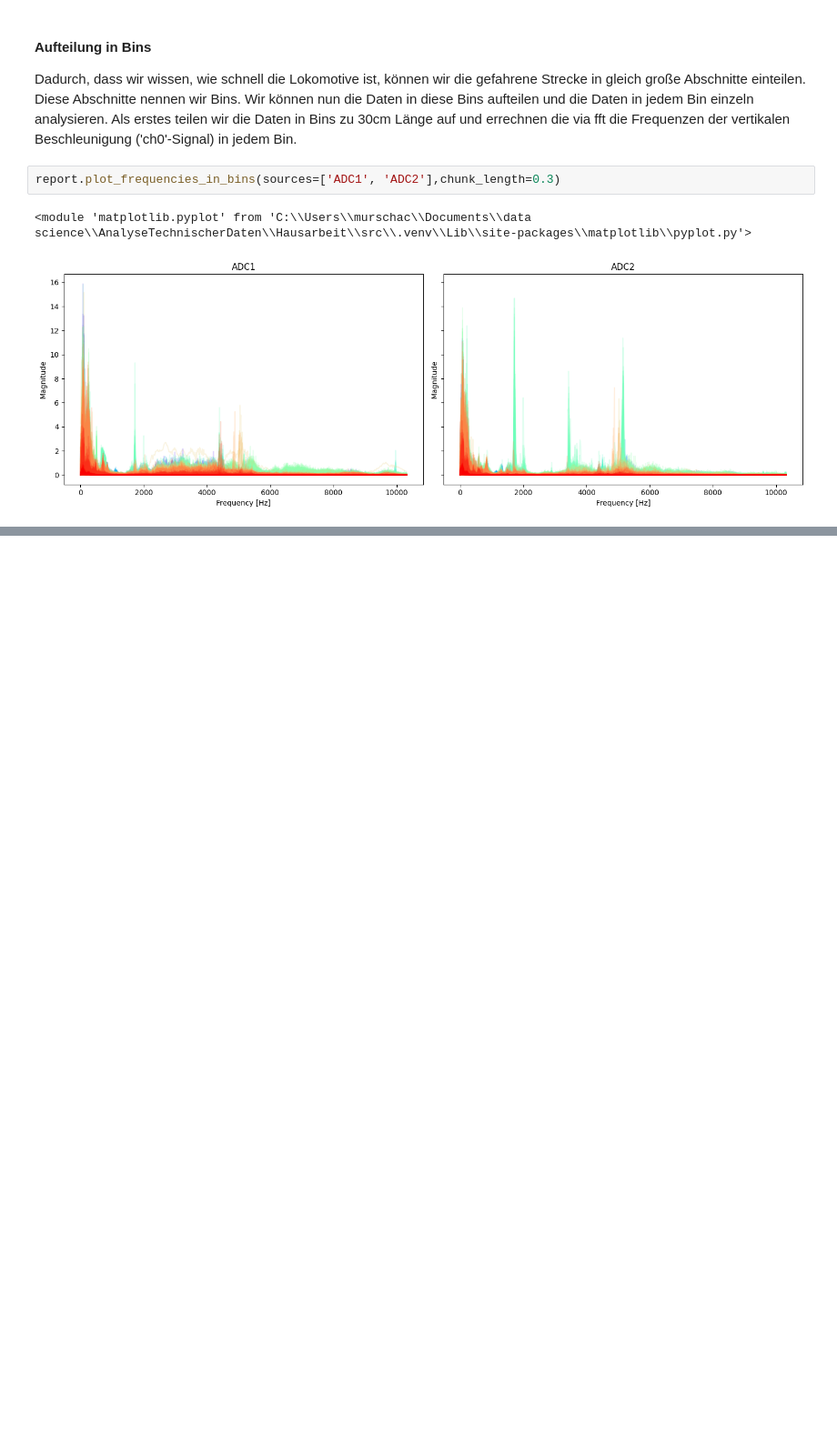
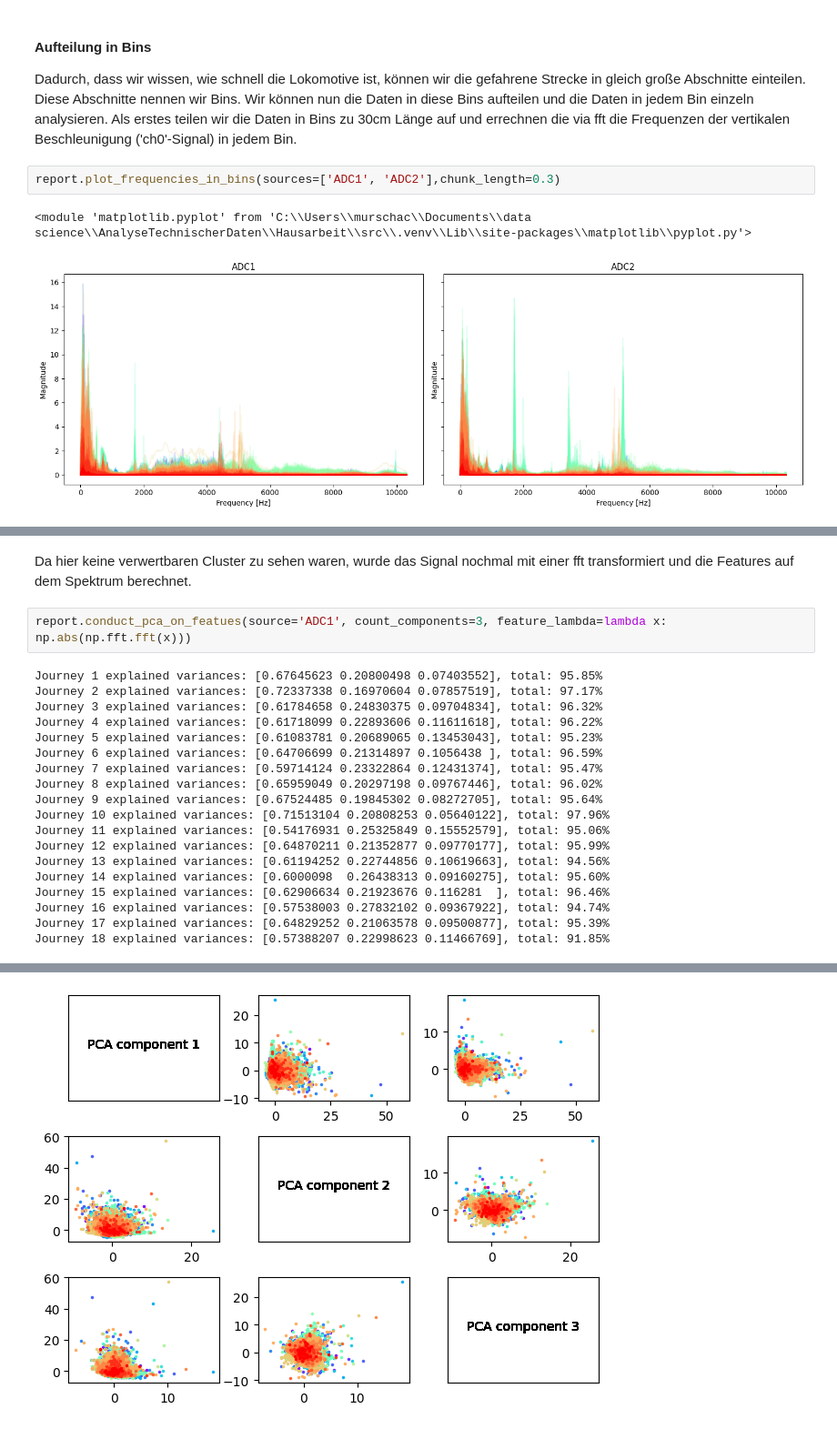
Before and after one commit to cMurschall/technicalDataAnalysis, a Jupyter notebook: report.ipynb, the cells around one changed output, grey strips where cells are left out. Shown at 91% size. Saved outputs shown, nothing was run; the diff lists cells and outputs as text; blank space fills up the shorter version.

```diff
--- a/report.ipynb
+++ b/report.ipynb
@@ -102,0 +153,23 @@ report.plot_frequencies_in_bins(sources=['ADC1', 'ADC2'],chunk_length=0.3)
+# %% [markdown]
+Da hier keine verwertbaren Cluster zu sehen waren, wurde das Signal nochmal mit einer fft transformiert und die Features auf dem Spektrum berechnet.
+# %%
+report.conduct_pca_on_featues(source='ADC1', count_components=3, feature_lambda=lambda x: np.abs(np.fft.fft(x)))
+# %% [output]
+Journey 1 explained variances: [0.67645623 0.20800498 0.07403552], total: 95.85%
+Journey 2 explained variances: [0.72337338 0.16970604 0.07857519], total: 97.17%
+Journey 3 explained variances: [0.61784658 0.24830375 0.09704834], total: 96.32%
+Journey 4 explained variances: [0.61718099 0.22893606 0.11611618], total: 96.22%
+Journey 5 explained variances: [0.61083781 0.20689065 0.13453043], total: 95.23%
+Journey 6 explained variances: [0.64706699 0.21314897 0.1056438 ], total: 96.59%
+Journey 7 explained variances: [0.59714124 0.23322864 0.12431374], total: 95.47%
+Journey 8 explained variances: [0.65959049 0.20297198 0.09767446], total: 96.02%
+Journey 9 explained variances: [0.67524485 0.19845302 0.08272705], total: 95.64%
+Journey 10 explained variances: [0.71513104 0.20808253 0.05640122], total: 97.96%
+Journey 11 explained variances: [0.54176931 0.25325849 0.15552579], total: 95.06%
+Journey 12 explained variances: [0.64870211 0.21352877 0.09770177], total: 95.99%
+Journey 13 explained variances: [0.61194252 0.22744856 0.10619663], total: 94.56%
+Journey 14 explained variances: [0.6000098  0.26438313 0.09160275], total: 95.60%
+Journey 15 explained variances: [0.62906634 0.21923676 0.116281  ], total: 96.46%
+Journey 16 explained variances: [0.57538003 0.27832102 0.09367922], total: 94.74%
+Journey 17 explained variances: [0.64829252 0.21063578 0.09500877], total: 95.39%
+Journey 18 explained variances: [0.57388207 0.22998623 0.11466769], total: 91.85%
@@ -102,0 +177 @@ report.plot_frequencies_in_bins(sources=['ADC1', 'ADC2'],chunk_length=0.3)
+[figure, added]
```
Also changed, not shown: parts of 18 cells of this notebook, 3 other files.
